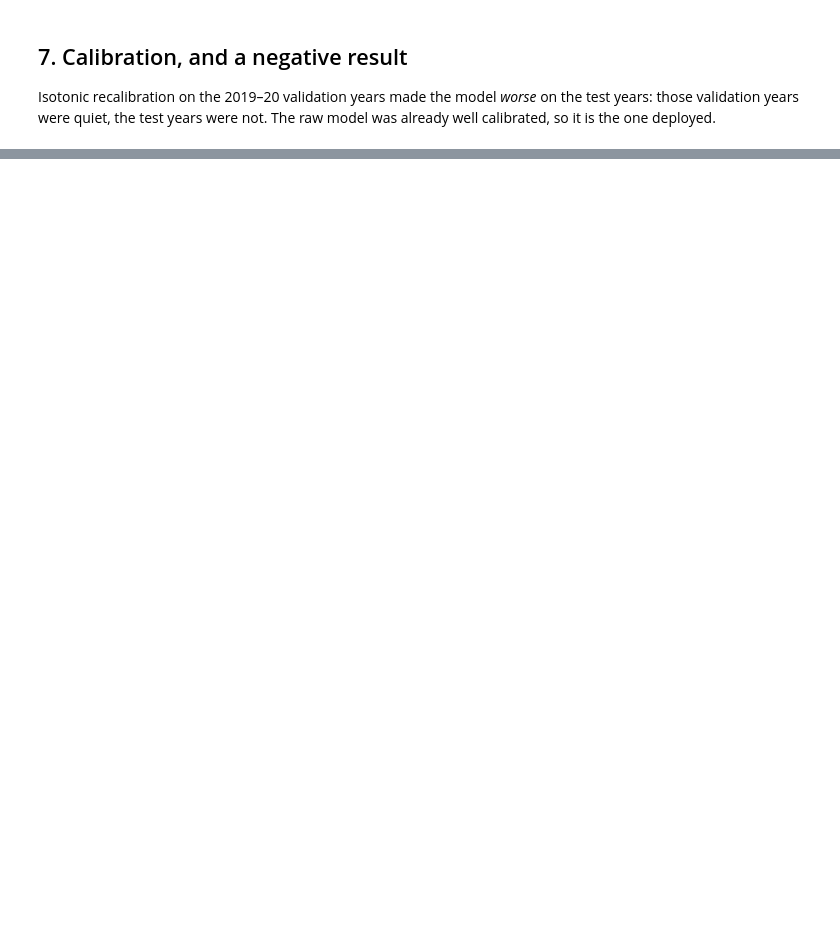
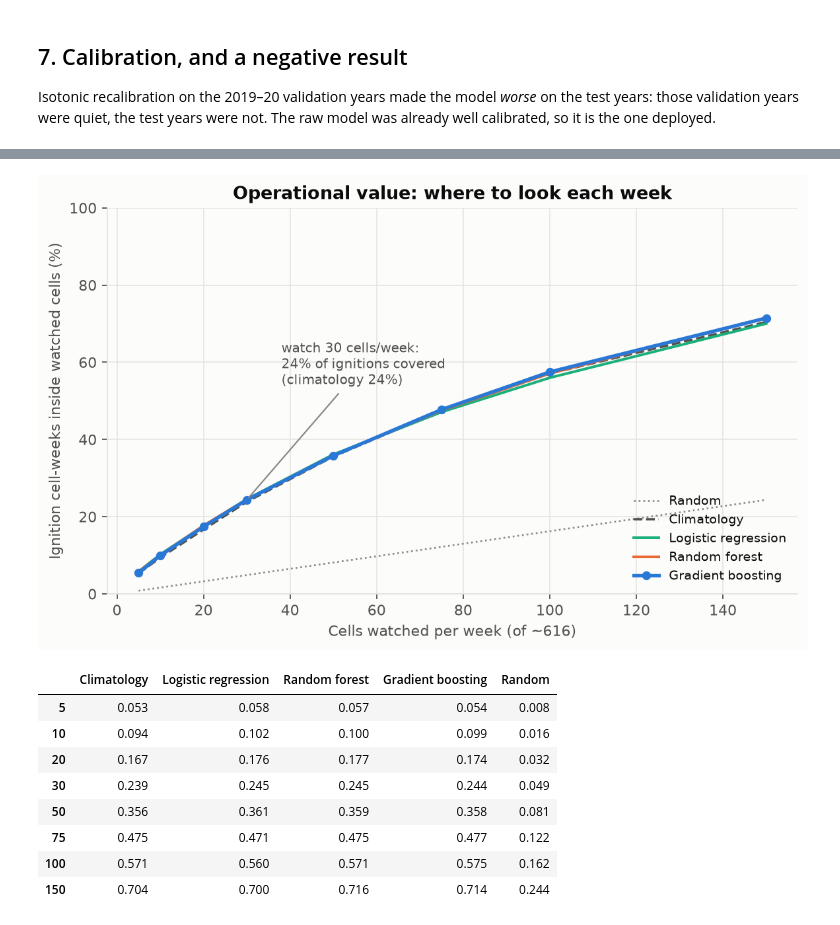
Before and after one commit to a77chand/wildfire-risk-prediction, a Jupyter notebook: notebooks/walkthrough.ipynb, the cells around one changed output, grey strips where cells are left out. Cells and saved outputs as stored; diff of their text form; code cells hidden in the pictures; blank space fills up the shorter version.

```diff
--- a/notebooks/walkthrough.ipynb
+++ b/notebooks/walkthrough.ipynb
@@ -156,0 +210,14 @@ display(Image(str(cfg.path("reports_dir", "figures", "risk_map_peak_week.png")))
+# %%
+display(Image(str(cfg.path("reports_dir", "figures", "weekly_capture.png"))))
+pd.DataFrame(**m["weekly_capture"]).round(3)
+# %% [output]
+[figure, added]
+|  | Climatology | Logistic regression | Random forest | Gradient boosting | Random |
+| 5 | 0.053 | 0.058 | 0.057 | 0.054 | 0.008 |
+| 10 | 0.094 | 0.102 | 0.100 | 0.099 | 0.016 |
+| 20 | 0.167 | 0.176 | 0.177 | 0.174 | 0.032 |
+| 30 | 0.239 | 0.245 | 0.245 | 0.244 | 0.049 |
+| 50 | 0.356 | 0.361 | 0.359 | 0.358 | 0.081 |
+| 75 | 0.475 | 0.471 | 0.475 | 0.477 | 0.122 |
+| 100 | 0.571 | 0.560 | 0.571 | 0.575 | 0.162 |
+| 150 | 0.704 | 0.700 | 0.716 | 0.714 | 0.244 |
```
Also changed, not shown: parts of 26 cells of this notebook, 50 other files.
